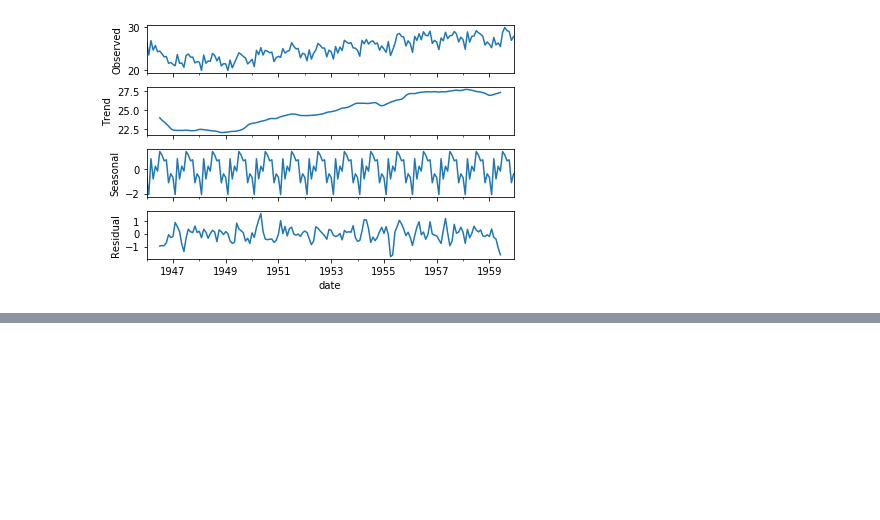
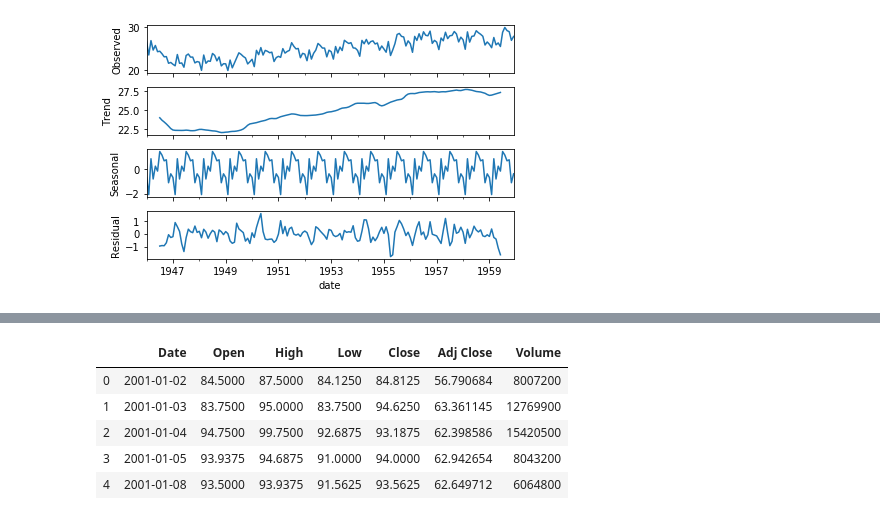
Before and after one commit to damiansp/TS, a Jupyter notebook: python/practical_TSA/03_exponential_smoothing/smoothing.py.ipynb, the cells around one changed output, grey strips where cells are left out. Saved outputs shown, nothing was run; the diff lists cells and outputs as text; code cells hidden in the pictures; blank space fills up the shorter version.

```diff
--- a/python/practical_TSA/03_exponential_smoothing/smoothing.py.ipynb
+++ b/python/practical_TSA/03_exponential_smoothing/smoothing.py.ipynb
@@ -39,0 +60,11 @@ decomp.plot();
+# %%
+DATA = '../../../data'
+ibm = pd.read_csv(f'{DATA}/IBM.csv')
+ibm.head()
+# %% [output]
+|  | Date | Open | High | Low | Close | Adj Close | Volume |
+| 0 | 2001-01-02 | 84.5000 | 87.5000 | 84.1250 | 84.8125 | 56.790684 | 8007200 |
+| 1 | 2001-01-03 | 83.7500 | 95.0000 | 83.7500 | 94.6250 | 63.361145 | 12769900 |
+| 2 | 2001-01-04 | 94.7500 | 99.7500 | 92.6875 | 93.1875 | 62.398586 | 15420500 |
+| 3 | 2001-01-05 | 93.9375 | 94.6875 | 91.0000 | 94.0000 | 62.942654 | 8043200 |
+| 4 | 2001-01-08 | 93.5000 | 93.9375 | 91.5625 | 93.5625 | 62.649712 | 6064800 |
```
Also changed, not shown: parts of 6 cells of this notebook.
